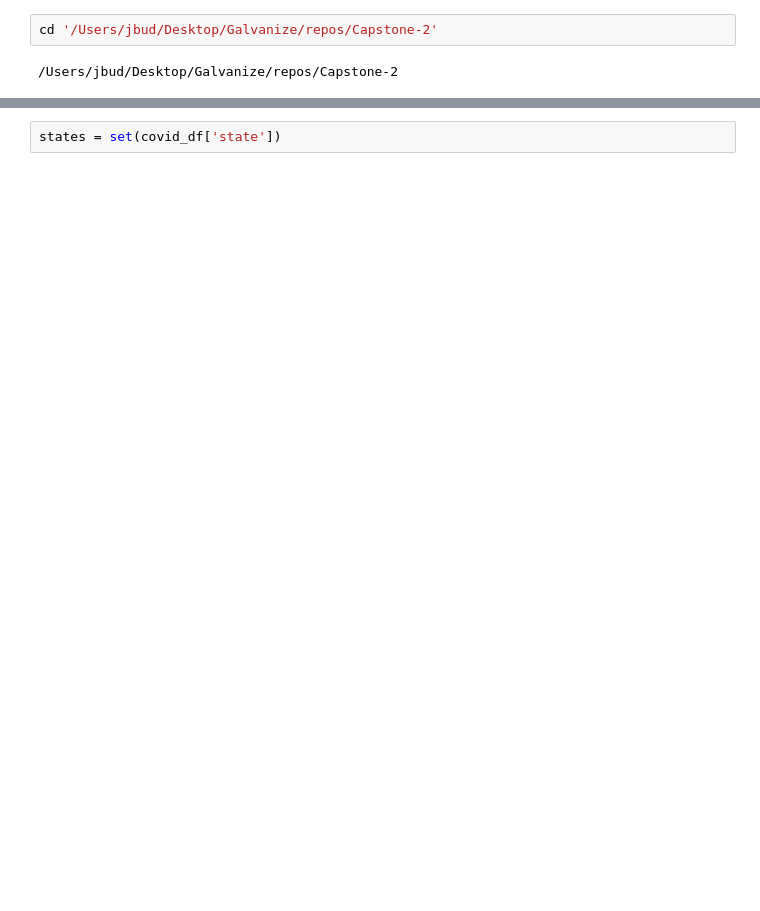
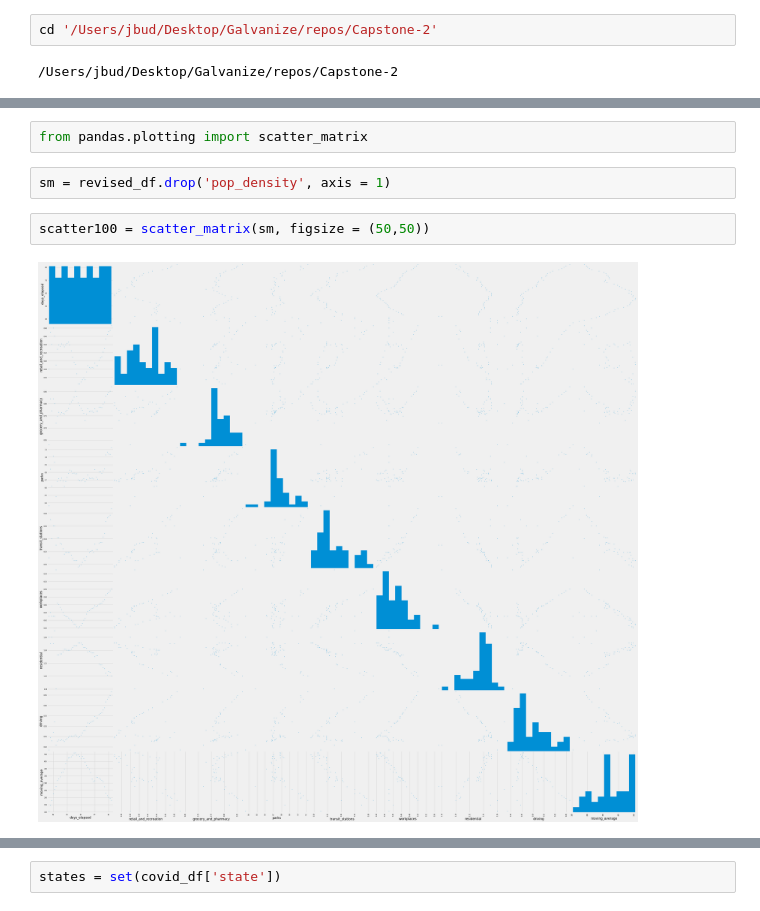
Before and after one commit to Jbudnick/Covid-19-Forecasting, a Jupyter notebook: notebooks/EDA.ipynb, the cells around one changed output, grey strips where cells are left out. Drawn from its saved outputs; the diff is of its cells as text; blank space fills up the shorter version.

```diff
--- a/notebooks/EDA.ipynb
+++ b/notebooks/EDA.ipynb
@@ -298,0 +326,8 @@ covid_df
+# %%
+from pandas.plotting import scatter_matrix
+# %%
+sm = revised_df.drop('pop_density', axis = 1)
+# %%
+scatter100 = scatter_matrix(sm, figsize = (50,50))
+# %% [output]
+[figure, added]
```
Also changed, not shown: parts of 107 cells of this notebook, 7 other files.
